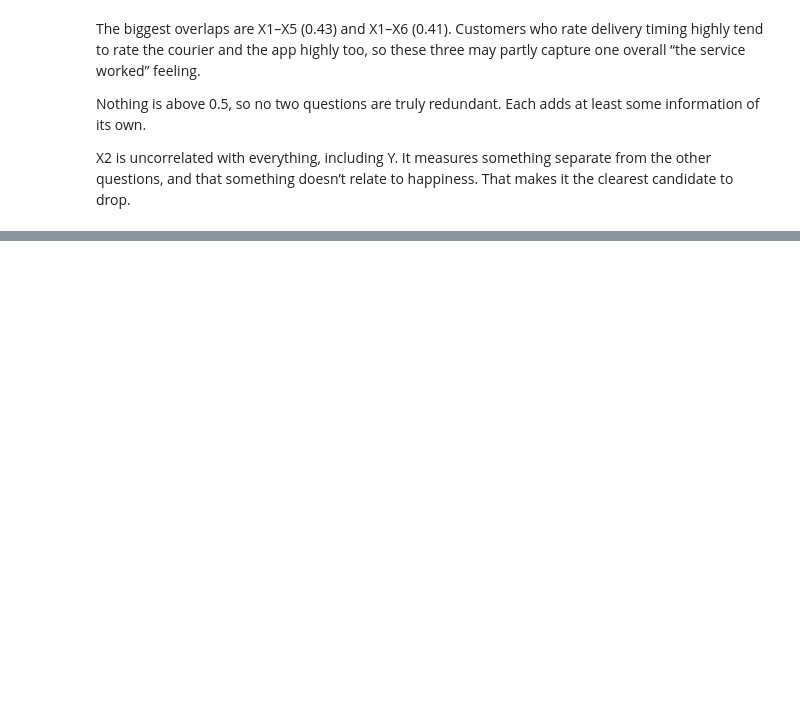
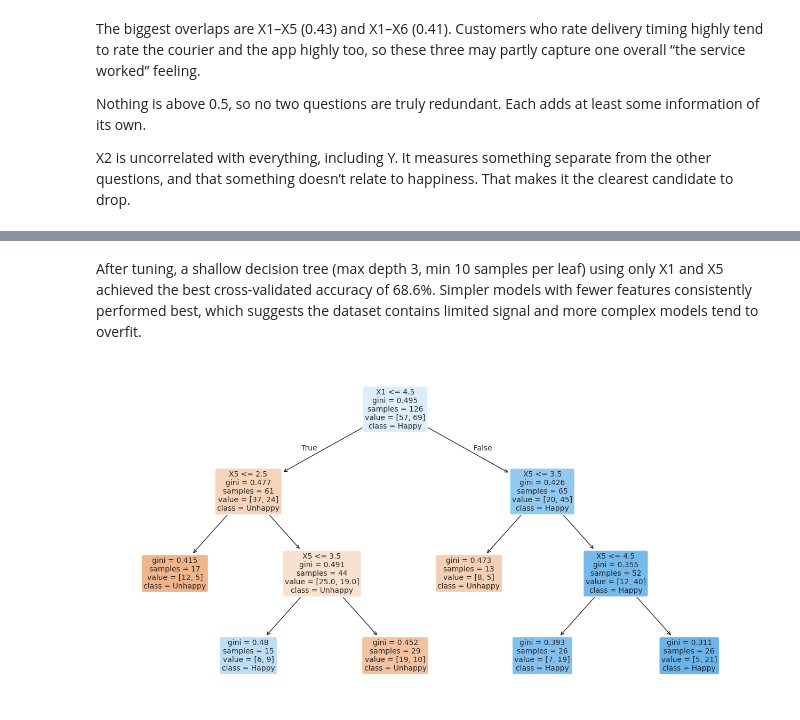
Before and after one commit to evanmccarthy216/h96ahNh2WKWrsjlT, a Jupyter notebook: customer_happinessl.ipynb, the cells around one changed output, grey strips where cells are left out. Drawn from its saved outputs; the diff is of its cells as text; code cells hidden in the pictures; blank space fills up the shorter version.

```diff
--- a/customer_happinessl.ipynb
+++ b/customer_happinessl.ipynb
@@ -151,0 +155,4 @@ X2 is uncorrelated with everything, including Y. It measures something separate
+# %%
+from sklearn.model_selection import RepeatedStratifiedKFold, cross_val_score
+
+cv = RepeatedStratifiedKFold(n_splits=5, n_repeats=10, random_state=42)
@@ -151,0 +239,28 @@ X2 is uncorrelated with everything, including Y. It measures something separate
+# %%
+from sklearn.model_selection import GridSearchCV
+
+cv_tune = RepeatedStratifiedKFold(n_splits=5, n_repeats=5, random_state=42)
+
+candidate_sets = [["X1", "X5"], ["X1", "X5", "X6"], ["X1", "X3", "X5", "X6"]]
+
+param_grids = {
+    "Decision Tree": (
+        DecisionTreeClassifier(random_state=42),
+        {"max_depth": [2, 3, 4, 5, None], "min_samples_leaf": [1, 3, 5, 10]},
+    ),
+    "Random Forest": (
+        RandomForestClassifier(n_estimators=100, random_state=42),
+        {"max_depth": [2, 3, 4, 6], "min_samples_leaf": [1, 3, 5]},
+    ),
+}
+
+tune_results = []
+for feats in candidate_sets:
+    for name, (model, grid) in param_grids.items():
+        search = GridSearchCV(model, grid, cv=cv_tune, scoring="accuracy")
+        search.fit(X[feats], y)
+        best_std = search.cv_results_["std_test_score"][search.best_index_]
+        tune_results.append((", ".join(feats), name, search.best_score_, best_std, search.best_params_))
+
+tune_df = pd.DataFrame(tune_results, columns=["Features", "Model", "Best accuracy", "Std", "Best params"])
+tune_df.sort_values("Best accuracy", ascending=False).round(3)
@@ -151,0 +275,15 @@ X2 is uncorrelated with everything, including Y. It measures something separate
+# %% [markdown]
+After tuning, a shallow decision tree (max depth 3, min 10 samples per leaf) using only X1 and X5 achieved the best cross-validated accuracy of 68.6%. Simpler models with fewer features consistently performed best, which suggests the dataset contains limited signal and more complex models tend to overfit.
+# %%
+from sklearn.tree import plot_tree
+
+final_features = ["X1", "X5"]
+final_model = DecisionTreeClassifier(max_depth=3, min_samples_leaf=10, random_state=42)
+final_model.fit(X[final_features], y)
+
+plt.figure(figsize=(16, 8))
+plot_tree(final_model, feature_names=final_features, class_names=["Unhappy", "Happy"],
+          filled=True, rounded=True, fontsize=10)
+plt.show()
+# %% [output]
+[figure, added]
```
Also changed, not shown: parts of 10 cells of this notebook.
